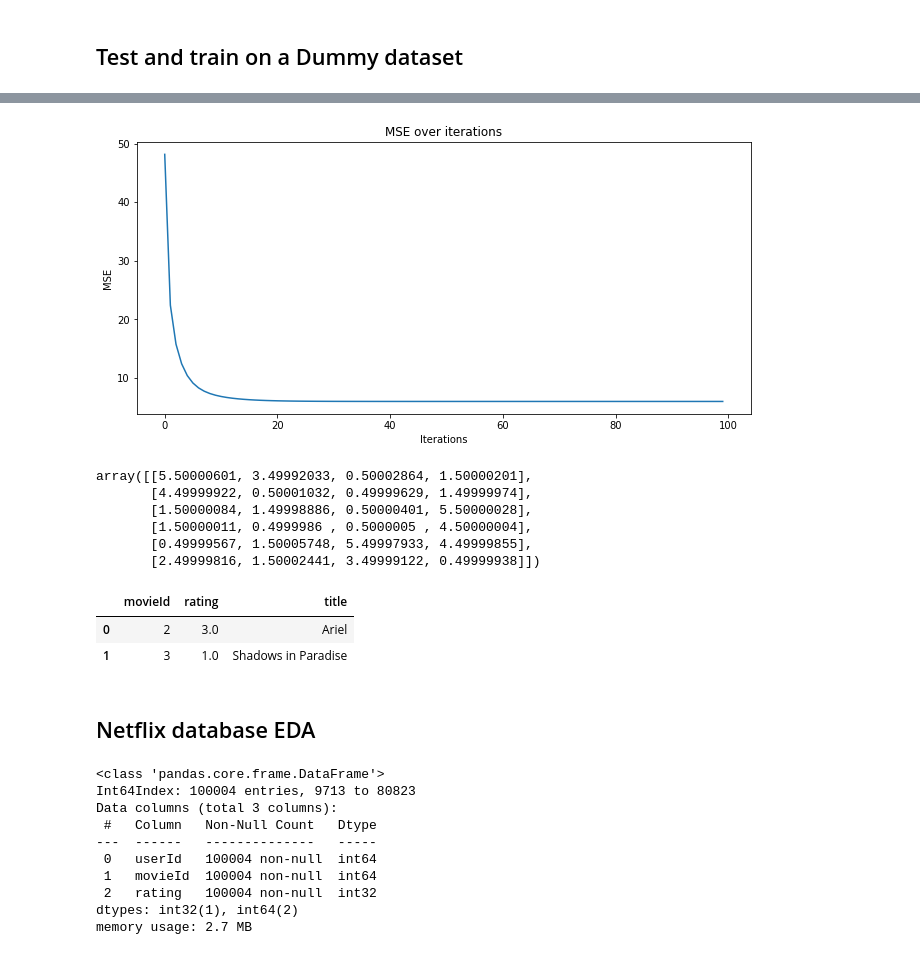
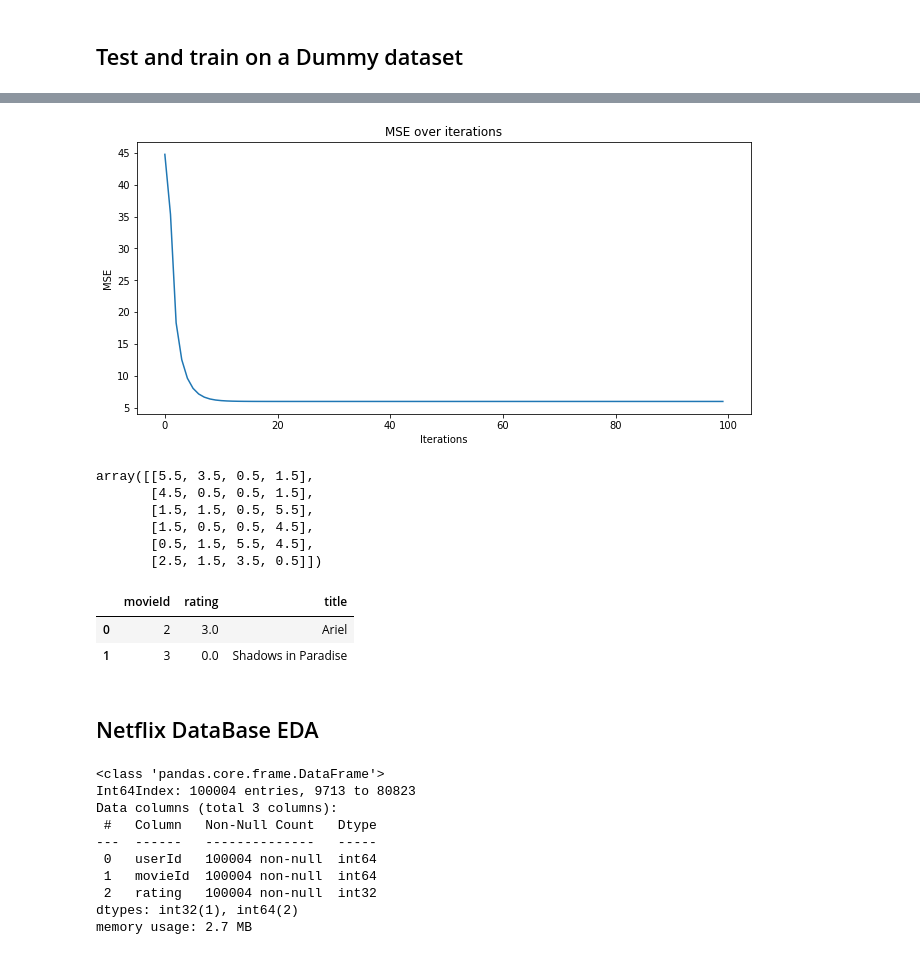
Before and after one commit to carlosgeovany/MachineLearning, a Jupyter notebook: RecommenderSystem.ipynb, the cells around one changed output, grey strips where cells are left out. Cells and saved outputs as stored; diff of their text form; code cells hidden in the pictures.

```diff
--- a/RecommenderSystem.ipynb
+++ b/RecommenderSystem.ipynb
@@ -76,4 +135,4 @@ best_folded
  Name: 7, dtype: float64]
 # %%
-mse = find_best(a,max_Ks=50,iterations=100)
+m = find_best(a,max_Ks=50,iterations=100)
 # %% [output]
@@ -129,0 +177,3 @@ best_full[1]
+# %%
+best_ = m.loc[m.MSE.idxmin()]
+best_
@@ -130,9 +185,9 @@ best_full[1]
 # %%
 ## Best matrix with best k
-K = int(best_full[0])
-recomm = matrix_factorization(a,K)
+K = int(best_[0])
+r = matrix_factorization(a,K)
 ## Train the model, default iterations is 2
-learning_rate = float(best_full[1])
-recomm.fit(learning_rate,iterations=100)
+learning_rate = float(best_[1])
+r.fit(learning_rate,iterations=100)
 # %%
 ## Increasing iterations improves over previous best MSE
@@ -142,32 +197,32 @@ min(recomm.mse)
 # %%
 ## Plot MSE over iterations
 plt.figure(figsize=(11, 5))
-plt.plot(recomm.mse)
+plt.plot(r.mse)
 plt.xlabel('Iterations')
 plt.ylabel('MSE')
 plt.title('MSE over iterations')
 plt.show()
 # %% [output]
-[figure, old version]
+[figure, new version]
 # %%
 ## Get the Predicted matrix
-recomm.matrix
+r.matrix
 # %% [output]
-array([[5.50000601, 3.49992033, 0.50002864, 1.50000201],
-       [4.49999922, 0.50001032, 0.49999629, 1.49999974],
-       [1.50000084, 1.49998886, 0.50000401, 5.50000028],
-       [1.50000011, 0.4999986 , 0.5000005 , 4.50000004],
-       [0.49999567, 1.50005748, 5.49997933, 4.49999855],
-       [2.49999816, 1.50002441, 3.49999122, 0.49999938]])
+array([[5.5, 3.5, 0.5, 1.5],
+       [4.5, 0.5, 0.5, 1.5],
+       [1.5, 1.5, 0.5, 5.5],
+       [1.5, 0.5, 0.5, 4.5],
+       [0.5, 1.5, 5.5, 4.5],
+       [2.5, 1.5, 3.5, 0.5]])
 # %%
 ## Top 5 movies to recommend
-recomm.top_recommends(1)
+r.top_recommends(1)
 # %% [output]
 |  | movieId | rating | title |
 | 0 | 2 | 3.0 | Ariel |
-| 1 | 3 | 1.0 | Shadows in Paradise |
+| 1 | 3 | 0.0 | Shadows in Paradise |
 # %% [markdown]
-## Netflix database EDA
+## Netflix DataBase EDA
 # %%
 ratings = pd.read_csv("data/ratings_small.csv")
 # %%
```
Also changed, not shown: parts of 24 cells of this notebook, 1 other file.
